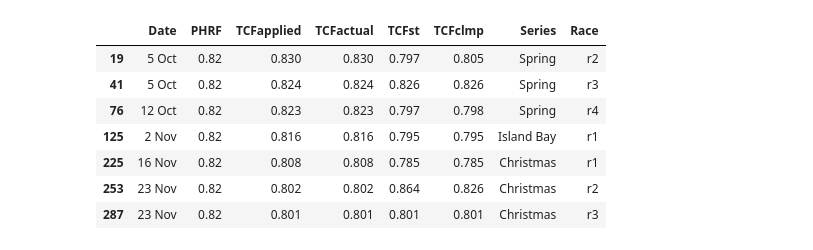
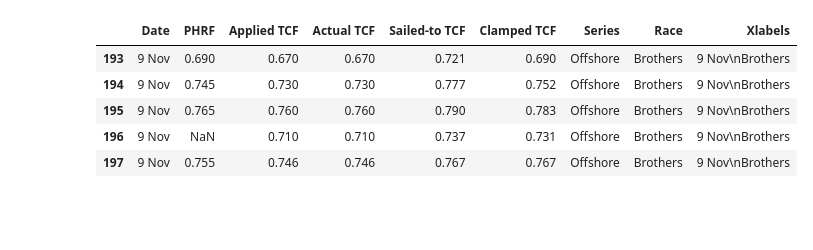
Before and after one commit to drphilbishop/RPNYC_race_analysis, a Jupyter notebook: plotTCFs.ipynb, the cells around one changed output. Drawn from its saved outputs; the diff is of its cells as text; code cells hidden in the pictures; blank space fills up the shorter version.

```diff
--- a/plotTCFs.ipynb
+++ b/plotTCFs.ipynb
@@ -42,18 +34,35 @@ TCFdata.head(5)
-# %%
-boat = 'Rocket Science'
-
-boatcols = ['Date','PHRF','TCFapplied','TCFactual','TCFst','TCFclmp','Series','Race']
-boatData = TCFdata[boatcols]
-boatData = boatData[TCFdata['Boat name']==boat][TCFdata['Handicap']=='Championship']
-
-boatData
-# %% [output]
-|  | Date | PHRF | TCFapplied | TCFactual | TCFst | TCFclmp | Series | Race |
-| 19 | 5 Oct | 0.82 | 0.830 | 0.830 | 0.797 | 0.805 | Spring | r2 |
-| 41 | 5 Oct | 0.82 | 0.824 | 0.824 | 0.826 | 0.826 | Spring | r3 |
-| 76 | 12 Oct | 0.82 | 0.823 | 0.823 | 0.797 | 0.798 | Spring | r4 |
-| 125 | 2 Nov | 0.82 | 0.816 | 0.816 | 0.795 | 0.795 | Island Bay | r1 |
-| 225 | 16 Nov | 0.82 | 0.808 | 0.808 | 0.785 | 0.785 | Christmas | r1 |
-| 253 | 23 Nov | 0.82 | 0.802 | 0.802 | 0.864 | 0.826 | Christmas | r2 |
-| 287 | 23 Nov | 0.82 | 0.801 | 0.801 | 0.801 | 0.801 | Christmas | r3 |
+# %%
+# Read in the TCF data from a CSV file
+TCFdata = pd.read_csv(datapath+inputFile,sep=',',parse_dates=True,dayfirst=True)
+
+# Filter out all but the specified handicap type
+TCFdata = TCFdata[TCFdata['Handicap']==handicap]
+
+# Replace the nan's with zeroes
+TCFdata.fillna(value=0)
+
+# Get a unique list of boats from TCFdata
+boats = list(set(TCFdata['Boat name']))
+#boats = 'Wedgetail'
+
+# Rename some columns in TCFdata so that plot legends look prettier
+TCFdata.rename(columns={'TCFapplied': 'Applied TCF', 'TCFactual': 'Actual TCF', \
+                        'TCFst': 'Sailed-to TCF',    'TCFclmp': 'Clamped TCF'}, inplace=True)
+
+# Figure out what the x-axis labels ought to be
+if handicap=='Championship' or handicap=='Fleet':
+    TCFdata['Xlabels'] = TCFdata['Date'] + '\n' + TCFdata['Series'] + '\n' + TCFdata['Race']
+else:
+    TCFdata['Xlabels'] = TCFdata['Date'] + '\n' + TCFdata['Race']
+
+# Select columns to pull out of TCFdata and put into boatData
+boatcols = ['Date','PHRF','Applied TCF','Actual TCF','Sailed-to TCF','Clamped TCF','Series','Race','Xlabels']
+TCFdata[boatcols].head(5)
+# %% [output]
+|  | Date | PHRF | Applied TCF | Actual TCF | Sailed-to TCF | Clamped TCF | Series | Race | Xlabels |
+| 193 | 9 Nov | 0.690 | 0.670 | 0.670 | 0.721 | 0.690 | Offshore | Brothers | 9 Nov\nBrothers |
+| 194 | 9 Nov | 0.745 | 0.730 | 0.730 | 0.777 | 0.752 | Offshore | Brothers | 9 Nov\nBrothers |
+| 195 | 9 Nov | 0.765 | 0.760 | 0.760 | 0.790 | 0.783 | Offshore | Brothers | 9 Nov\nBrothers |
+| 196 | 9 Nov | NaN | 0.710 | 0.710 | 0.737 | 0.731 | Offshore | Brothers | 9 Nov\nBrothers |
+| 197 | 9 Nov | 0.755 | 0.746 | 0.746 | 0.767 | 0.767 | Offshore | Brothers | 9 Nov\nBrothers |
 # %%
```
Also changed, not shown: parts of 5 cells of this notebook.
